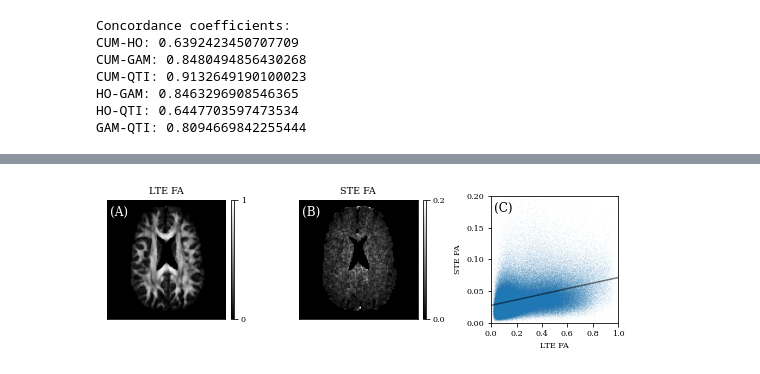
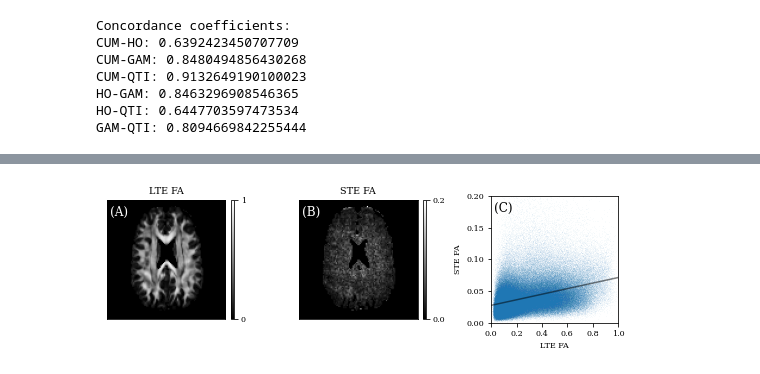
Before and after one commit to kerkelae/ufa-model-comparison, a Jupyter notebook: analysis.ipynb, the cells around one changed output, grey strips where cells are left out. Cells and saved outputs as stored; diff of their text form; code cells hidden in the pictures.

```diff
--- a/analysis.ipynb
+++ b/analysis.ipynb
@@ -180,7 +198,6 @@ vol_cum_uFA = np.zeros((3, 128, 128, 60))
 vol_ho_uFA = np.zeros((3, 128, 128, 60))
 vol_gam_uFA = np.zeros((3, 128, 128, 60))
 vol_qti_uFA = np.zeros((3, 128, 128, 60))
-vol_mask = np.zeros((3, 128, 128, 60))
 
 for i in range(3):
     vol_cum_uFA[i] = nib.load(
@@ -191,15 +208,6 @@ for i in range(3):
         '../Results/Volunteer-%s/gam_uFA.nii.gz' % (i + 1)).get_fdata()
     vol_qti_uFA[i] = nib.load(
         '../Results/Volunteer-%s/qti_uFA.nii.gz' % (i + 1)).get_fdata()
-    vol_mask[i] = nib.load(
-        '../Preproc-data/Volunteer-%s/mask.nii.gz' % (i + 1)).get_fdata()
-
-for _ in range(2):
-    for i in range(3):
-        vol_mask[i] = erosion(vol_mask[i])  # Exclude voxels near the skull
-vol_mask = vol_mask.astype(bool)
-
-vol_mask *= (md < 2.5)  # CSF masking
 
 vol_cum_uFA[~vol_mask] = np.nan
 vol_ho_uFA[~vol_mask] = np.nan
@@ -339,58 +525,39 @@ GAM-QTI: 0.8094669842255444
 # %%
 # Quantify orientational variance of the STE acquisition
 
-lte_idx = np.arange(107)
-ste_idx = np.arange(107, 214)
-
-vol_data = np.zeros((3, 128, 128, 60, 214))
-vol_bvals = np.zeros((3, 214))
-vol_bvecs = np.zeros((3, 3, 214))
-for i in range(3):
-    vol_data[i] = nib.load(
-        '../Preproc-data/Volunteer-%s/LTE-STE.nii.gz' % (i + 1)).get_fdata()
-    vol_bvals[i] = np.loadtxt(
-        '../Preproc-data/Volunteer-%s/LTE-STE.bval' % (i + 1))
-    vol_bvecs[i] = np.loadtxt(
-        '../Preproc-data/Volunteer-%s/LTE-STE.bvec' % (i + 1))
 vol_lte_fa = np.zeros((3, 128, 128, 60))
 vol_ste_fa = np.zeros((3, 128, 128, 60))
 for i in range(3):
     gtab = gradient_table(vol_bvals[i, lte_idx], vol_bvecs[i, :, lte_idx])
-    dtimodel = dti.TensorModel(gtab)
-    dtifit = dtimodel.fit(vol_data[i, :, :, :, 0:107], mask=vol_mask[i])
-    vol_lte_fa[i] = dtifit.fa
+    dti_model = dti.TensorModel(gtab)
+    dti_fit = dti_model.fit(vol_data[i, :, :, :, 0:107], mask=vol_mask[i])
+    vol_lte_fa[i] = dti_fit.fa
     gtab = gradient_table(vol_bvals[i, ste_idx], vol_bvecs[i, :, ste_idx])
-    dtimodel = dti.TensorModel(gtab)
-    dtifit = dtimodel.fit(vol_data[i, :, :, :, 107::], mask=vol_mask[i])
-    vol_ste_fa[i] = dtifit.fa
+    dti_model = dti.TensorModel(gtab)
+    dti_fit = dti_model.fit(vol_data[i, :, :, :, 107::], mask=vol_mask[i])
+    vol_ste_fa[i] = dti_fit.fa
 vol_x, vol_y = vol_lte_fa[vol_mask].ravel(), vol_ste_fa[vol_mask].ravel()
 idx = (vol_x != 0) * (vol_y != 0)
 vol_x, vol_y = vol_x[idx], vol_y[idx]
 print('Volunteer: R = %s (p = %s)' % scipy.stats.pearsonr(vol_x, vol_y))
 
-ph_data = nib.load(
-    '../Preproc-data/Phantom-avg/LTE-STE.nii.gz').get_fdata()
-ph_bvals = np.loadtxt('../Preproc-data/Phantom-avg/LTE-STE.bval')
-ph_bvecs = np.loadtxt('../Preproc-data/Phantom-avg/LTE-STE.bvec')
-ph_mask = nib.load(
-    '../Preproc-data/Phantom-avg/mask.nii.gz').get_fdata().astype(bool)
 ph_lte_fa = np.zeros((128, 128, 10))
 ph_ste_fa = np.zeros((128, 128, 10))
 ph_gtab = gradient_table(ph_bvals[lte_idx], ph_bvecs[:, lte_idx])
-dtimodel = dti.TensorModel(gtab)
-dtifit = dtimodel.fit(ph_data[:, :, :, lte_idx], mask=ph_mask)
-ph_lte_fa = dtifit.fa
+dti_model = dti.TensorModel(gtab)
+dti_fit = dti_model.fit(ph_data[:, :, :, 0:107], mask=ph_mask)
+ph_lte_fa = dti_fit.fa
 gtab = gradient_table(ph_bvals[ste_idx], ph_bvecs[:, ste_idx])
-dtimodel = dti.TensorModel(gtab)
-dtifit = dtimodel.fit(ph_data[:, :, :, ste_idx], mask=ph_mask)
-ph_ste_fa = dtifit.fa
+dti_model = dti.TensorModel(gtab)
+dti_fit = dti_model.fit(ph_data[:, :, :, 107::], mask=ph_mask)
+ph_ste_fa = dti_fit.fa
 ph_x, ph_y = ph_lte_fa.ravel(), ph_ste_fa.ravel()
 idx = (ph_x != 0) * (ph_y != 0)
 ph_x, ph_y = ph_x[idx], ph_y[idx]
 print('Phantom: R = %s (p = %s)' % scipy.stats.pearsonr(ph_x, ph_y))
 
 fig, ax = plt.subplots(1, 3, figsize=(two_column, two_column / 3))
-k = 32
+k = 33
 im = ax[0].imshow(np.rot90(vol_lte_fa[0, 14:-14, 14:-14, k]), vmin=0, vmax=1,
                   cmap='gray')
 divider = make_axes_locatable(ax[0])
@@ -433 +600 @@ Phantom: R = 0.33661703268357857 (p = 3.1387053866660384e-17)
-[figure, old version]
+[figure, new version]
```
Also changed, not shown: parts of 12 cells of this notebook.
